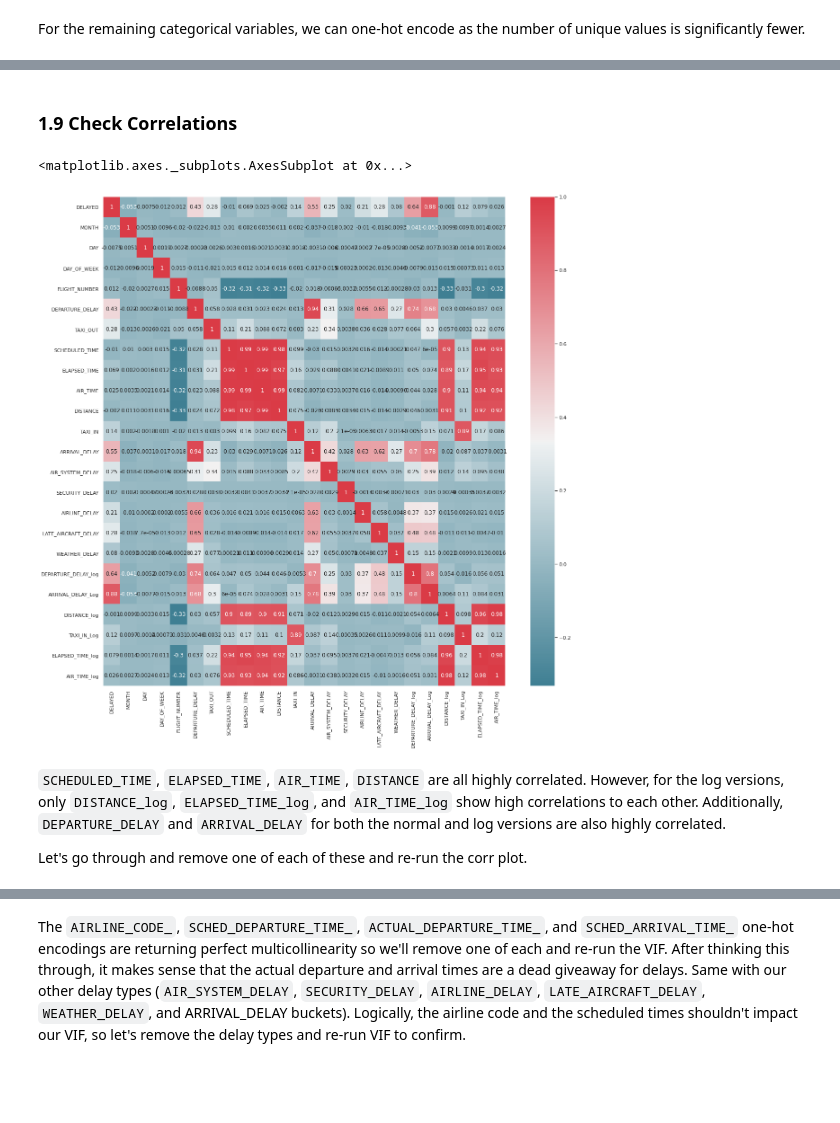
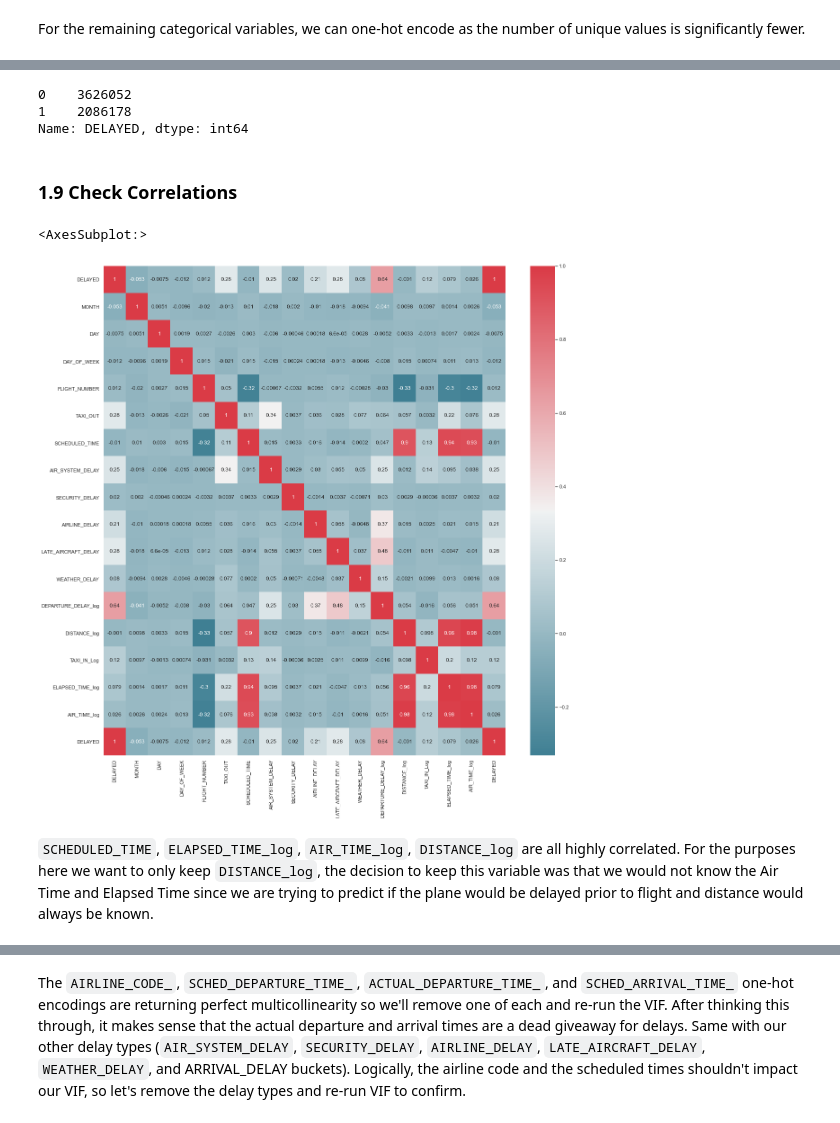
Before and after one commit to mattfarrow1/7331-machine-learning-1, a Jupyter notebook: Labs/MiniProject_Group4.ipynb, the cells around one changed output, grey strips where cells are left out. Saved outputs shown, nothing was run; the diff lists cells and outputs as text; code cells hidden in the pictures; blank space fills up the shorter version.

```diff
--- a/Labs/MiniProject_Group4.ipynb
+++ b/Labs/MiniProject_Group4.ipynb
@@ -229,6 +194,11 @@ df["DISTANCE_log"]        = df["DISTANCE"].map(lambda i: np.log1p(i) if i > 0 el
 df["TAXI_IN_Log"]         = df["TAXI_IN"].map(lambda i: np.log1p(i) if i > 0 else 0)
 df["ELAPSED_TIME_log"]    = df["ELAPSED_TIME"].map(lambda i: np.log1p(i) if i > 0 else 0)
 df["AIR_TIME_log"]        = df["AIR_TIME"].map(lambda i: np.log1p(i) if i > 0 else 0)
+# %%
+# These columns required log transformations to normalize the data therefore removed prior variable.
+col_to_drop = ['DEPARTURE_DELAY','ARRIVAL_DELAY','DISTANCE','TAXI_IN',
+               'ELAPSED_TIME', 'AIR_TIME']
+df = df.drop(columns = col_to_drop)
 # %%
 # Check our current columns
 df.info()
@@ -269,5 +237 @@ df['SCHEDULED_TIME'] = pd.to_numeric(df['SCHEDULED_TIME'])
-# %%
-# Create a new column where the arrival_delay > 0 means it's delayed(=1) and if <= 0 it's not delayed(=0)
-get_delay = lambda x: 0 if x <= 0 else 1
-df['DELAYED'] = df.ARRIVAL_DELAY.apply(get_delay)
 # %% [markdown]
@@ -400,7 +364,7 @@ For the remaining categorical variables, we can one-hot encode as the number of
 
 categorical_columns = ['AIRLINE_CODE', 'SCHED_DEPARTURE_TIME',
                        'ACTUAL_DEPARTURE_TIME','SCHED_ARRIVAL_TIME',
-                       'ACTUAL_ARRIVAL_TIME', 'DISTANCE_BUCKET', 'ARRIVAL_DELAY_BUCKET']
+                       'DISTANCE_BUCKET']
 
 for column in categorical_columns:
   tempdf = pd.get_dummies(df[categorical_columns], prefix = categorical_columns)
@@ -445,0 +411,6 @@ memory usage: 1.6 GB
+# %%
+# Create a new column where the arrival_delay > 0 means it's delayed(=1) and if <= 0 it's not delayed(=0)
+get_delay = lambda x: 0 if x <= 0 else 1
+df_OHE['DELAYED'] = df_OHE.ARRIVAL_DELAY_Log.apply(get_delay)
+df_OHE = df_OHE.drop(columns = 'ARRIVAL_DELAY_Log')
+df_OHE.head()
@@ -446,31 +424,34 @@ memory usage: 1.6 GB
+# %%
+# Check the response variable distribution
+df_OHE['DELAYED'].value_counts()
+# %% [output]
+0    3626052
+1    2086178
+Name: DELAYED, dtype: int64
 # %% [markdown]
 ### 1.9 Check Correlations
 # %%
 # Examine correlation visually using Seaborn.
 # (Code adapted from 02. Data Visualization.ipynb)
 
 cmap = sns.diverging_palette(220, 10, as_cmap=True)
 
 sns.set(style = "darkgrid") # one of the many styles to plot using
 
 f, ax = plt.subplots(figsize = (20, 20))
 
 # Subset for response and continuous variables
 num = df_OHE[['DELAYED', 'MONTH', 'DAY','DAY_OF_WEEK','FLIGHT_NUMBER',
-          'DEPARTURE_DELAY','TAXI_OUT','SCHEDULED_TIME',
-          'ELAPSED_TIME','AIR_TIME','DISTANCE',
-          'TAXI_IN','ARRIVAL_DELAY','AIR_SYSTEM_DELAY',
-          'SECURITY_DELAY','AIRLINE_DELAY',
+          'TAXI_OUT','SCHEDULED_TIME',
+           'AIR_SYSTEM_DELAY','SECURITY_DELAY','AIRLINE_DELAY',
           'LATE_AIRCRAFT_DELAY','WEATHER_DELAY', 'DEPARTURE_DELAY_log',
-          'ARRIVAL_DELAY_Log', 'DISTANCE_log', 'TAXI_IN_Log','ELAPSED_TIME_log',
-          'AIR_TIME_log']]
+          'DISTANCE_log', 'TAXI_IN_Log','ELAPSED_TIME_log',
+          'AIR_TIME_log','DELAYED']]
 
 # Create heatmap
 sns.heatmap(num.corr(), cmap=cmap, annot = True)
 # %% [output]
-<matplotlib.axes._subplots.AxesSubplot at 0x...>
+<AxesSubplot:>
-[figure, old version]
+[figure, new version]
 # %% [markdown]
-`SCHEDULED_TIME`, `ELAPSED_TIME`, `AIR_TIME`, `DISTANCE` are all highly correlated. However, for the log versions, only `DISTANCE_log`, `ELAPSED_TIME_log`, and `AIR_TIME_log` show high correlations to each other. Additionally, `DEPARTURE_DELAY` and `ARRIVAL_DELAY` for both the normal and log versions are also highly correlated.
-
-Let's go through and remove one of each of these and re-run the corr plot.
+`SCHEDULED_TIME`, `ELAPSED_TIME_log`, `AIR_TIME_log`, `DISTANCE_log` are all highly correlated. For the purposes here we want to only keep `DISTANCE_log`, the decision to keep this variable was that we would not know the Air Time and Elapsed Time since we are trying to predict if the plane would be delayed prior to flight and distance would always be known.
```
Also changed, not shown: parts of 45 cells of this notebook.
